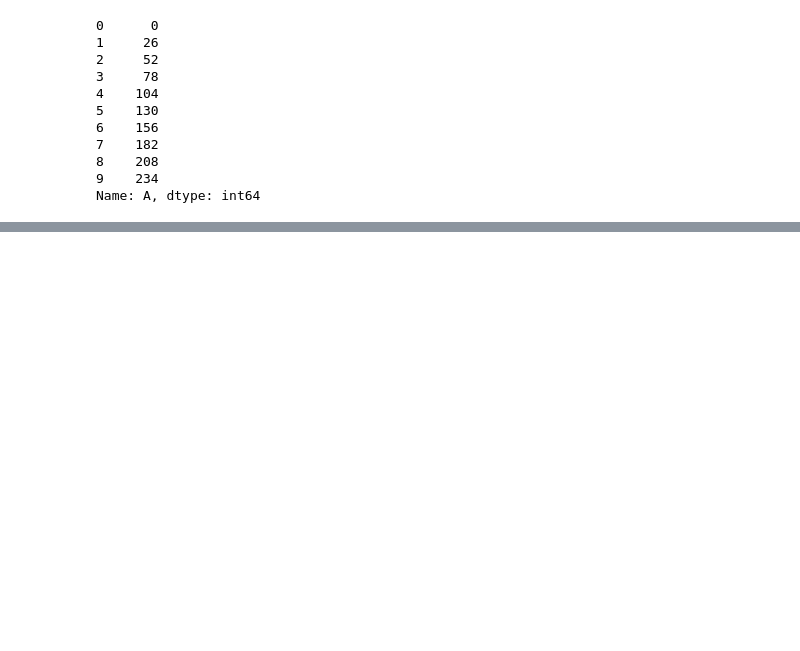
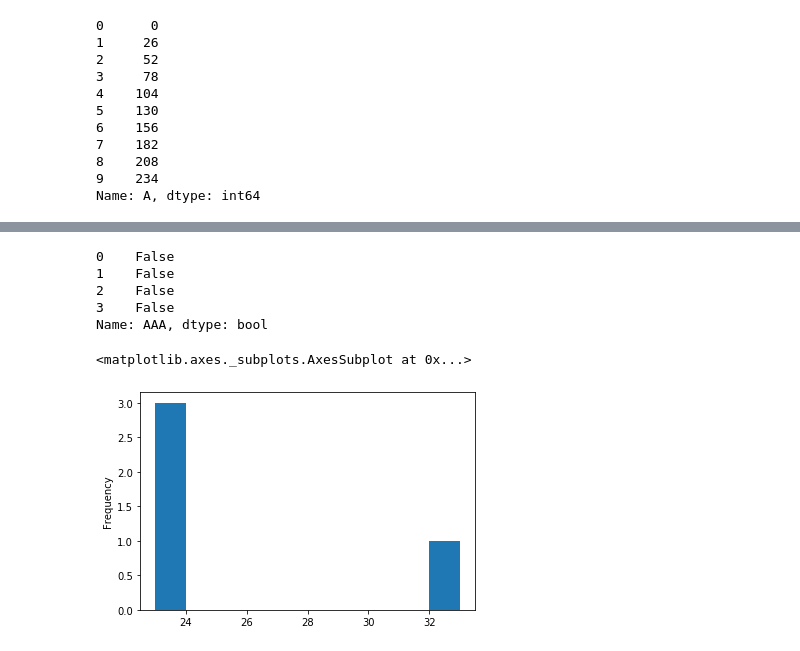
Before and after one commit to DevShawe/ThinkStats2, a Jupyter notebook: code/00-intro.ipynb, the cells around one changed output, grey strips where cells are left out. Cells and saved outputs as stored; diff of their text form; code cells hidden in the pictures; blank space fills up the shorter version.

```diff
--- a/code/00-intro.ipynb
+++ b/code/00-intro.ipynb
@@ -273,0 +296,18 @@ array([[2, 2, 2, 2, 2, 2, 2, 2, 2, 2, 2, 2, 2, 2, 2, 2, 2, 2, 2, 2, 2, 2,
+# %%
+df_mask['AAA'] > 130
+# %% [output]
+0    False
+1    False
+2    False
+3    False
+Name: AAA, dtype: bool
+# %%
+sample = pd.DataFrame({"A":[33,23,23,23],
+                      "B":[33,23,33,33],
+                      "C":[25,23,23,33],
+                      "D":[33,23,33,23],
+                      "E":[33,23,33,33]})
+sample["A"].plot.hist()
+# %% [output]
+<matplotlib.axes._subplots.AxesSubplot at 0x...>
+[figure, added]
```
Also changed, not shown: parts of 8 cells of this notebook, 3 other files.
